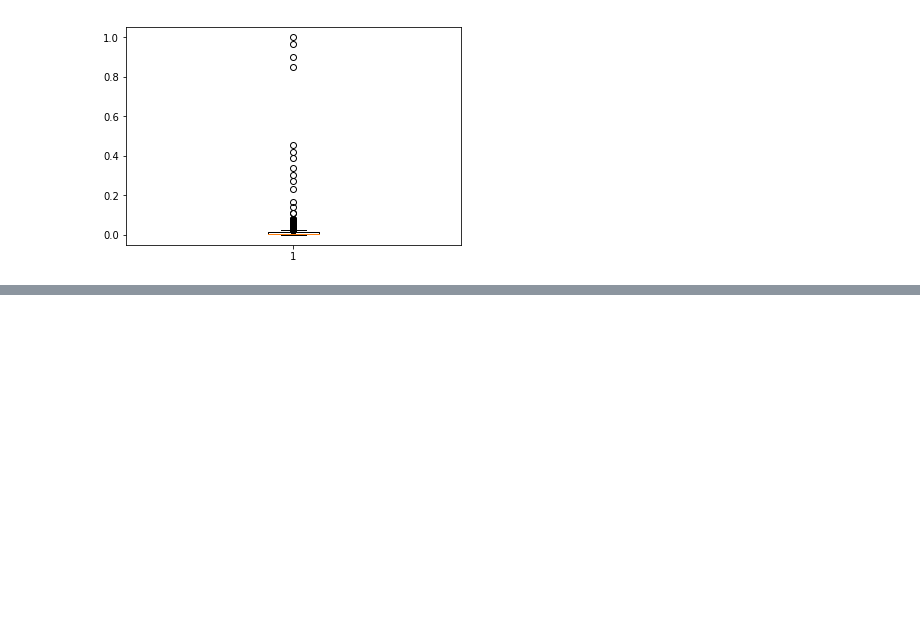
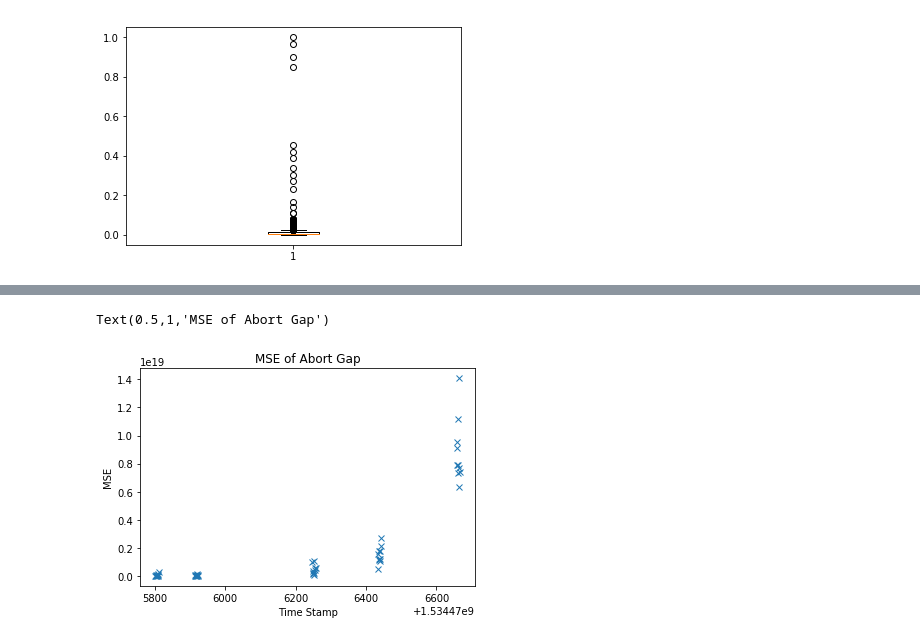
Before and after one commit to mfer0010/BscThesis, a Jupyter notebook: Jupyter Notebook Code/02_Analysis of Abort Gap Data.ipynb, the cells around one changed output, grey strips where cells are left out. Saved outputs shown, nothing was run; the diff lists cells and outputs as text; code cells hidden in the pictures; blank space fills up the shorter version.

```diff
--- a/Jupyter Notebook Code/02_Analysis of Abort Gap Data.ipynb
+++ b/Jupyter Notebook Code/02_Analysis of Abort Gap Data.ipynb
@@ -155,0 +191,10 @@ max    1.540021e+09     1.000000
+# %%
+sample = data[:50]
+fig = plt.figure()
+plt.plot(sample['Time Stamp'],sample['MSE'],'x')
+plt.xlabel('Time Stamp')
+plt.ylabel('MSE')
+plt.title('MSE of Abort Gap')
+# %% [output]
+Text(0.5,1,'MSE of Abort Gap')
+[figure, added]
```
Also changed, not shown: parts of 6 cells of this notebook, 2 other files.
